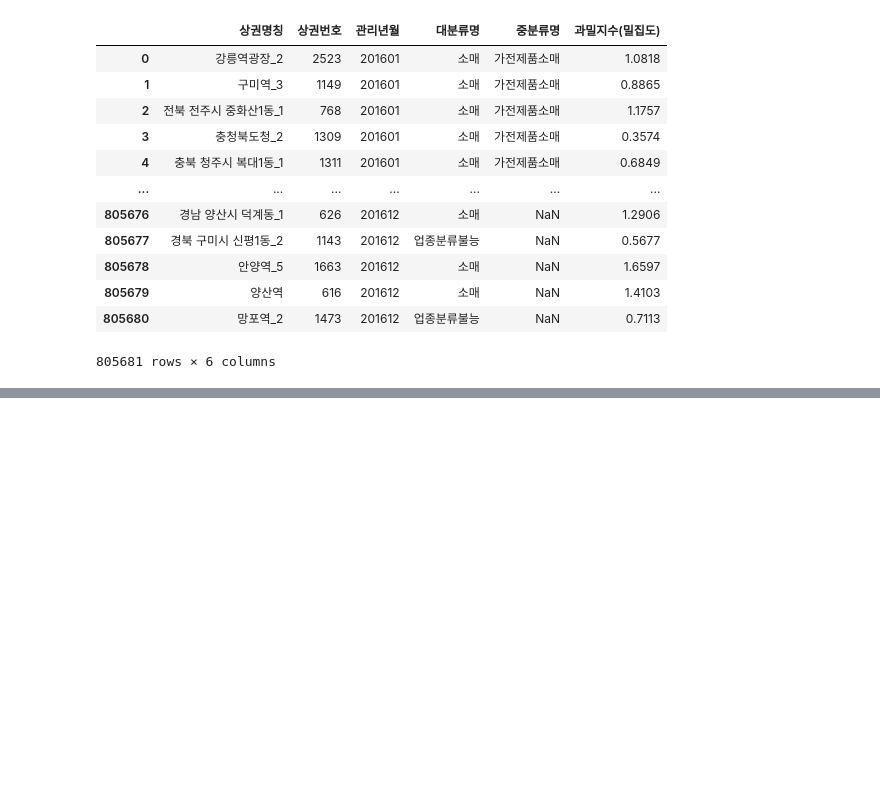
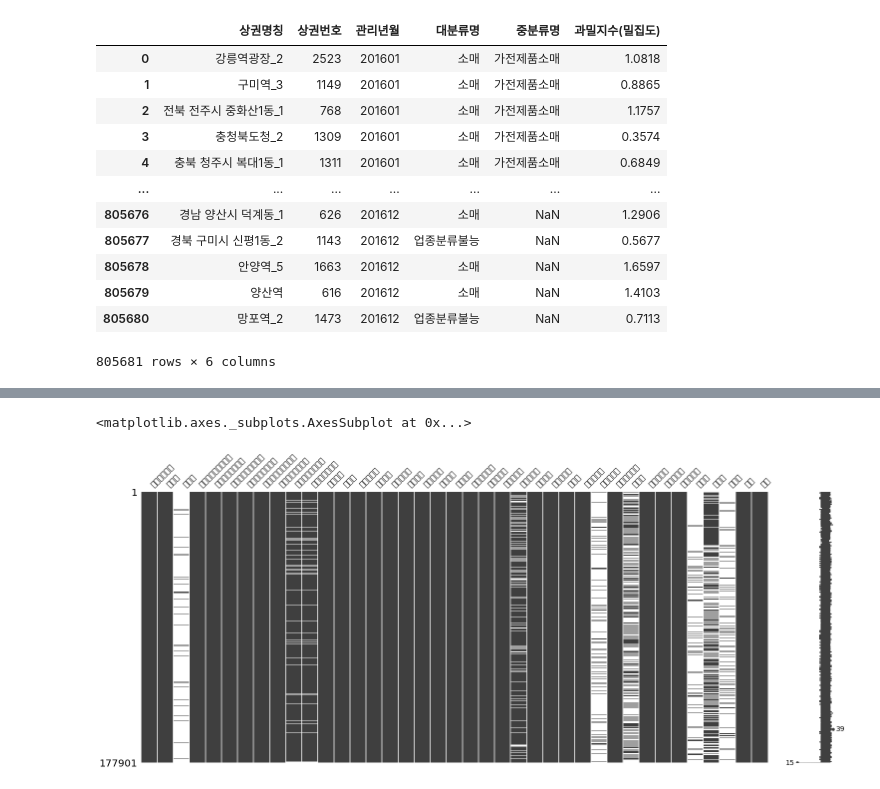
Before and after one commit to jeungsengho/python_6month, a Jupyter notebook: 10_상권별_업종_밀집_통계.ipynb, the cells around one changed output, grey strips where cells are left out. Saved outputs shown, nothing was run; the diff lists cells and outputs as text; code cells hidden in the pictures; blank space fills up the shorter version.

```diff
--- a/10_상권별_업종_밀집_통계.ipynb
+++ b/10_상권별_업종_밀집_통계.ipynb
@@ -24,3 +50,6 @@ shop
 | 805679 | 양산역 | 616 | 201612 | 소매 | NaN | 1.4103 |
 | 805680 | 망포역_2 | 1473 | 201612 | 업종분류불능 | NaN | 0.7113 |
 805681 rows × 6 columns
+# %%
+shop_2018_06 = pd.read_csv('shop_201806_01.csv', encoding='euc-kr')
+shop_2018_06.shape
@@ -26,0 +103,5 @@ shop
+# %%
+msno.matrix(shop_2018_06)
+# %% [output]
+<matplotlib.axes._subplots.AxesSubplot at 0x...>
+[figure, added]
```
Also changed, not shown: parts of 9 cells of this notebook.
